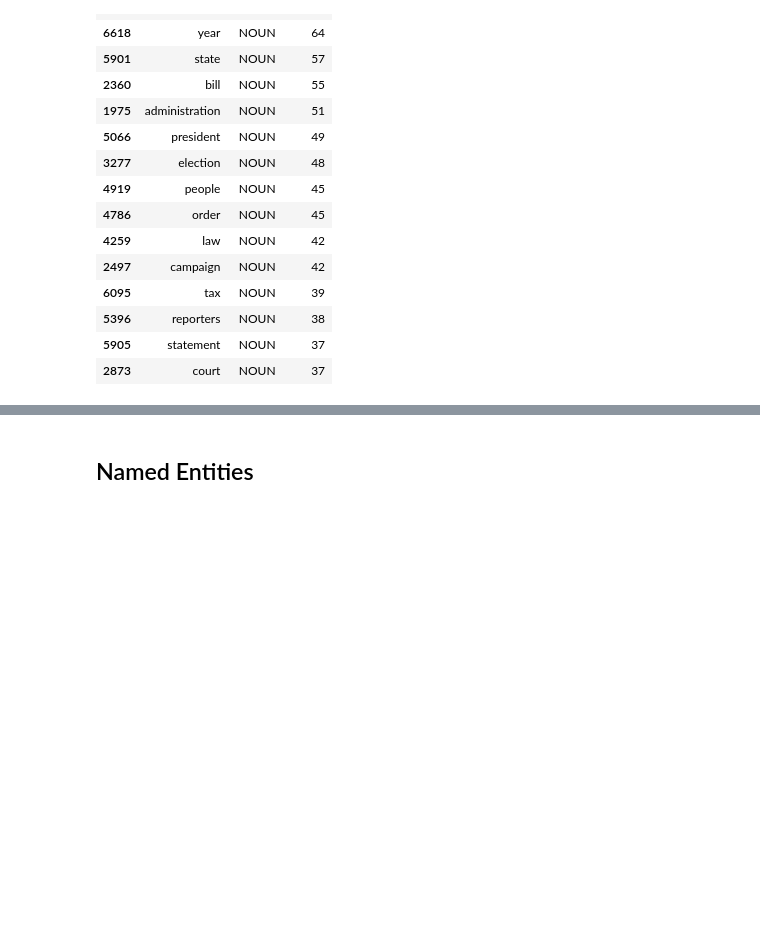
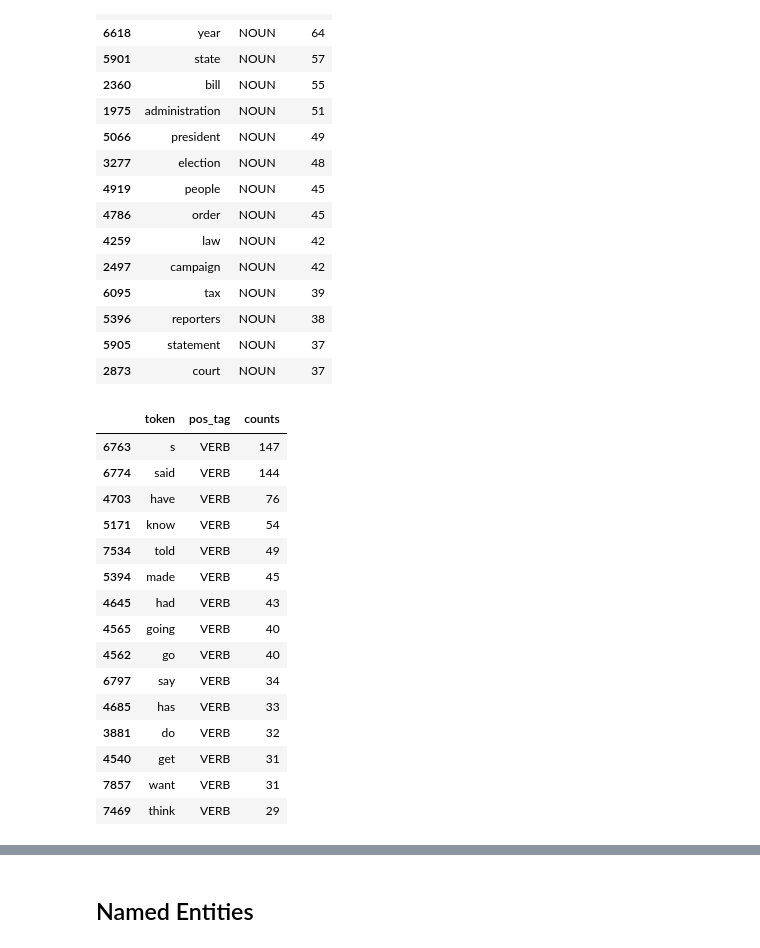
Before and after one commit to t3manish/NLP, a Jupyter notebook: introtonlp-365/8 Practical.ipynb, the cells around one changed output, grey strips where cells are left out. Saved outputs shown, nothing was run; the diff lists cells and outputs as text; code cells hidden in the pictures; blank space fills up the shorter version.

```diff
--- a/introtonlp-365/8 Practical.ipynb
+++ b/introtonlp-365/8 Practical.ipynb
@@ -263,3 +272,23 @@ pos_counts_fact[pos_counts_fact.pos_tag == "NOUN"][0:15]
 | 5396 | reporters | NOUN | 38 |
 | 5905 | statement | NOUN | 37 |
 | 2873 | court | NOUN | 37 |
+# %%
+# dive into diferences in verb
+pos_counts_fake[pos_counts_fake.pos_tag == "VERB"][0:15]
+# %% [output]
+|  | token | pos_tag | counts |
+| 6763 | s | VERB | 147 |
+| 6774 | said | VERB | 144 |
+| 4703 | have | VERB | 76 |
+| 5171 | know | VERB | 54 |
+| 7534 | told | VERB | 49 |
+| 5394 | made | VERB | 45 |
+| 4645 | had | VERB | 43 |
+| 4565 | going | VERB | 40 |
+| 4562 | go | VERB | 40 |
+| 6797 | say | VERB | 34 |
+| 4685 | has | VERB | 33 |
+| 3881 | do | VERB | 32 |
+| 4540 | get | VERB | 31 |
+| 7857 | want | VERB | 31 |
+| 7469 | think | VERB | 29 |
```
Also changed, not shown: parts of 16 cells of this notebook.
